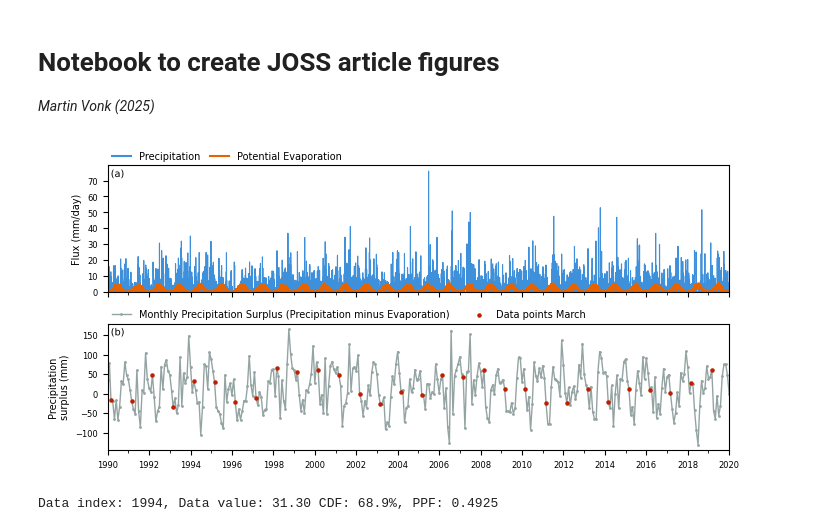
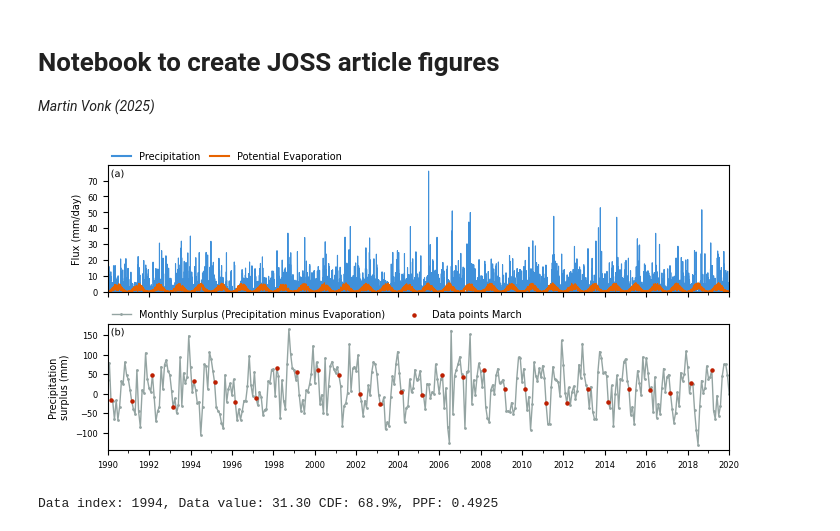
Before and after one commit to martinvonk/SPEI, a Jupyter notebook: paper/paper.ipynb, the cells around one changed output. Cells and saved outputs as stored; diff of their text form; code cells hidden in the pictures.

```diff
--- a/paper/paper.ipynb
+++ b/paper/paper.ipynb
@@ -102,35 +102,35 @@ axes_indicator(axd["meteo"], letter="a", x=0.005, y=0.97, ha="left", va="top")
 
 axd["sp"].plot(
     sispei.series.index,
     sispei.series.values,
     color="C3",
     linewidth=1.0,
     marker=".",
     markersize=2.0,
-    label="Monthly Precipitation Surplus (Precipitation minus Evaporation)",
+    label="Monthly Surplus (Precipitation minus Evaporation)",
 )
 mid = sispei.series.index.month == ts.month
 axd["sp"].scatter(
     sispei.series.index[mid],  # + pd.Timedelta(days=15),
     sispei.series.values[mid],
     color="C2",
     s=5.0,
     zorder=2,
     label=f"Data points {ts.strftime('%B')}",
 )
 axd["sp"].yaxis.set_major_locator(mpl.ticker.MultipleLocator(50))
 axd["sp"].xaxis.set_minor_locator(mpl.dates.YearLocator(1))
 axd["sp"].xaxis.set_major_locator(mpl.dates.YearLocator(2))
 axd["sp"].set_xlim(sispei.series.index[0], sispei.series.index[-1])
 axd["sp"].set_ylabel("Precipitation\nsurplus (mm)")
 axd["sp"].legend(loc=(0, 1), frameon=False, ncol=2)
 axes_indicator(axd["sp"], letter="b", x=0.005, y=0.97, ha="left", va="top")
 
 axd["sp"].set_xlim(pd.Timestamp("1990"), pd.Timestamp("2020"))
 
 fig.savefig("figures/monthly_precipitation_surplus.png", dpi=300, bbox_inches="tight")
 # %% [output]
-[figure, old version]
+[figure, new version]
 # %%
 def plot_ecdf(
     ax: plt.Axes,
```
Also changed, not shown: parts of 2 cells of this notebook, 3 other files.
